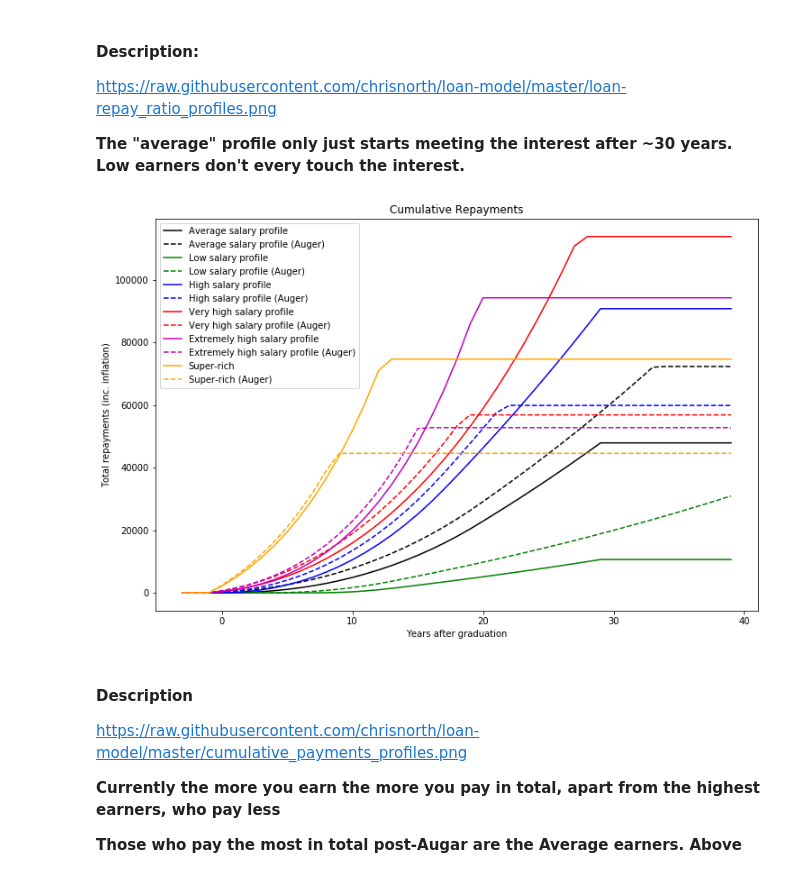
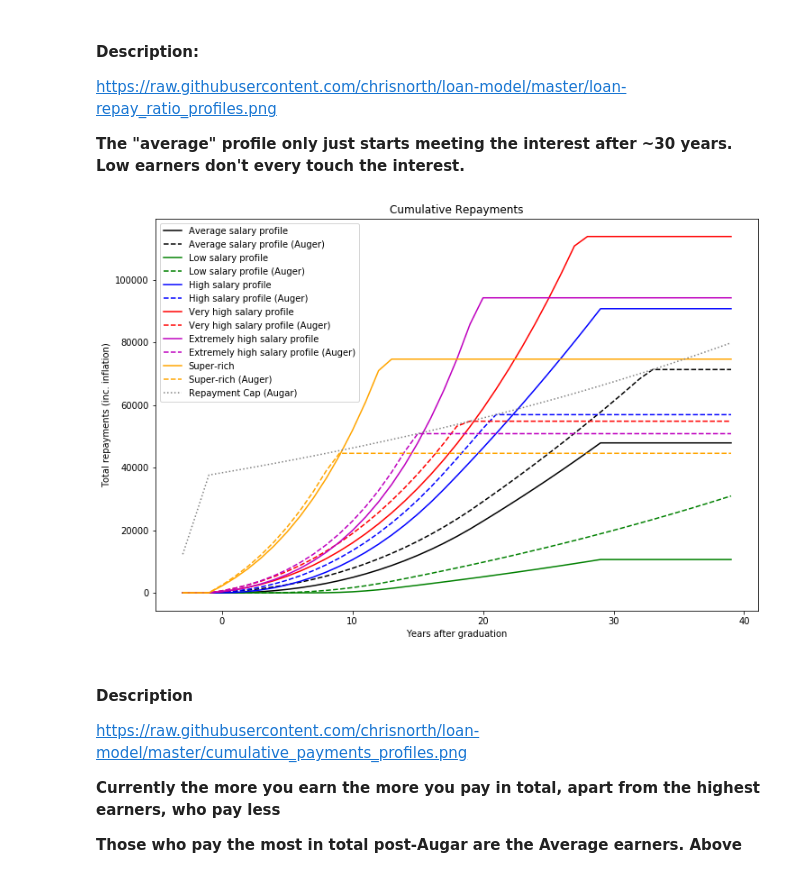
Before and after one commit to chrisnorth/loan-model, a Jupyter notebook: loan-model.ipynb, the cells around one changed output. Saved outputs shown, nothing was run; the diff lists cells and outputs as text; code cells hidden in the pictures.

Commit message:
fixed max repayment cap

```diff
--- a/loan-model.ipynb
+++ b/loan-model.ipynb
@@ -168,7 +168,7 @@ def calcRepayments(dataIn,cpi=0.019,rpi=0.024,gradTax=False,auger=False):
     dataIn['frac-repaid']=np.zeros_like(dataIn['year'])
 
     dataIn['loan_augar']=np.zeros_like(dataIn['year'])
-    dataIn['maxloan_augar']=np.zeros_like(dataIn['year'])
+    dataIn['maxcap_augar']=np.zeros_like(dataIn['year'])
     dataIn['interest_augar']=np.zeros_like(dataIn['year'])
     dataIn['repayment_augar']=np.zeros_like(dataIn['year'])
     dataIn['repayment-total_augar']=np.zeros_like(dataIn['year'])
@@ -180,8 +180,8 @@ def calcRepayments(dataIn,cpi=0.019,rpi=0.024,gradTax=False,auger=False):
 
     for y in range(len(dataIn['year'])):
         year=dataIn['year'][y]
-        if p=='high' and y<10:
-            verbose=False
+        if p=='high' and y<100:
+            verbose=True
         else:
             verbose=False
         if verbose:
@@ -201,10 +201,6 @@ def calcRepayments(dataIn,cpi=0.019,rpi=0.024,gradTax=False,auger=False):
             dataIn['loan'][y] += addLoan(year,augar=False)
             dataIn['loan_augar'][y] += addLoan(year,augar=True)
             if verbose:print('adding to loan:',addLoan(year,augar=True),'=',dataIn['loan_augar'][y])
-
-
-        # cap at 1.2* original loan + inflation
-        dataIn['maxloan_augar'][y] = 1.2 * dataIn['original_loan_augar'][y]
 
         if dataIn['loan'][y]>0:
             # add on interest
@@ -233,16 +229,14 @@ def calcRepayments(dataIn,cpi=0.019,rpi=0.024,gradTax=False,auger=False):
                 dataIn['original_loan_augar'][y] = dataIn['original_loan_augar'][y-1] * (1+cpi)
             # add to original loan (while studying)
             dataIn['original_loan_augar'][y] += addLoan(year,augar=True)
-            dataIn['maxloan_augar'][y]=1.2*dataIn['original_loan_augar'][y]
-            if year>0:
-                if verbose:
-                    print('max loan:',dataIn['maxloan_augar'][y])
-                dataIn['loan_augar'][y] = np.min([dataIn['loan_augar'][y],dataIn['maxloan_augar'][y]])
+            dataIn['maxcap_augar'][y]=1.2*dataIn['original_loan_augar'][y]
+            if verbose:
+                print('max repay:',dataIn['maxcap_augar'][y])
         else:
             dataIn['original_loan_augar'][y] = dataIn['original_loan_augar'][y-1]
-            dataIn['maxloan_augar'][y] = dataIn['maxloan_augar'][y-1] * (1+cpi)
+            dataIn['maxcap_augar'][y] = dataIn['maxcap_augar'][y-1] * (1+cpi)
             if verbose:
-                    print('max loan:',dataIn['maxloan_augar'][y])
+                print('max repay:',dataIn['maxcap_augar'][y])
 
         # calculate new repayment
         dataIn['repayment'][y] = getLoanRepayment(dataIn['salary'][y],year,augar=False)
@@ -252,11 +246,19 @@ def calcRepayments(dataIn,cpi=0.019,rpi=0.024,gradTax=False,auger=False):
         if verbose:
             print('repayment from',dataIn['salary'][y],'=',dataIn['repayment_augar'][y])
 
-
         dataIn['total_repayment'] += dataIn['repayment'][y]
         dataIn['total_repayment_augar'] += dataIn['repayment_augar'][y]
         if verbose:
             print('total_repayment',dataIn['total_repayment_augar'])
+
+        if dataIn['total_repayment_augar'] >= dataIn['maxcap_augar'][y]:
+            # hit max repayment cap
+            dataIn['repayment_augar'][y]=max([dataIn['maxcap_augar'][y]-dataIn['total_repayment_augar'],0])
+            dataIn['loan_augar'][y] = dataIn['repayment_augar'][y]
+            dataIn['total_repayment_augar']=dataIn['maxcap_augar'][y]
+            if verbose:
+                print('max repayment cap reached:',dataIn['maxcap_augar'][y])
+                print('repayment now:',dataIn['repayment_augar'][y])
 
         # calculate total repayments to date
         dataIn['repayment-total'][y] = dataIn['total_repayment']
@@ -271,7 +273,7 @@ def calcRepayments(dataIn,cpi=0.019,rpi=0.024,gradTax=False,auger=False):
     dataIn['frac-repaid'] = dataIn['repayment-total']/dataIn['original_loan']
     #
     dataIn['loan-noinf_augar'] = removeInflation(dataIn['loan_augar'],dataIn['year'],inflation=cpi)
-    dataIn['maxloan-noinf_augar'] = removeInflation(dataIn['maxloan_augar'],dataIn['year'],inflation=cpi)
+    dataIn['maxcap-noinf_augar'] = removeInflation(dataIn['maxcap_augar'],dataIn['year'],inflation=cpi)
     dataIn['interest-noinf_augar'] = removeInflation(dataIn['interest_augar'],dataIn['year'],inflation=cpi)
     dataIn['repayment-noinf_augar'] = removeInflation(dataIn['repayment_augar'],dataIn['year'],inflation=cpi)
     dataIn['effectiveTax_augar'] = dataIn['repayment_augar'] / dataIn['salary']
@@ -419,19 +438,21 @@ https://raw.githubusercontent.com/chrisnorth/loan-model/master/loan-repay_ratio_
 # %%
 plot.figure(figsize=(12,8))
 for p in data:
     if data[p]['type']=='profile':
         plot.plot(data[p]['year'],data[p]['repayment-total'],label=data[p]['desc'],
                   c=data[p]['col'],ls='-')
         plot.plot(data[p]['year'],data[p]['repayment-total_augar'],label=data[p]['desc']+' (Auger)',
                   c=data[p]['col'],ls='--')
 #     plot.plot(data[p]['year'],data[p]['interest-noinf'],label=p+' (Interest)',c=data[p]['col'],ls='--')
+plot.plot(data[p]['year'],data[p]['maxcap_augar'],label='Repayment Cap (Augar)',
+                  c='gray',ls=':')
 plot.title('Cumulative Repayments')
 plot.xlabel('Years after graduation')
 plot.ylabel('Total repayments (inc. inflation)')
 plot.legend()
 plot.savefig('cumulative_payments_profiles.png')
 # %% [output]
-[figure, old version]
+[figure, new version]
 # %% [markdown]
 #### Description
 https://raw.githubusercontent.com/chrisnorth/loan-model/master/cumulative_payments_profiles.png
```
Also changed, not shown: parts of 10 cells of this notebook, 10 other files.
